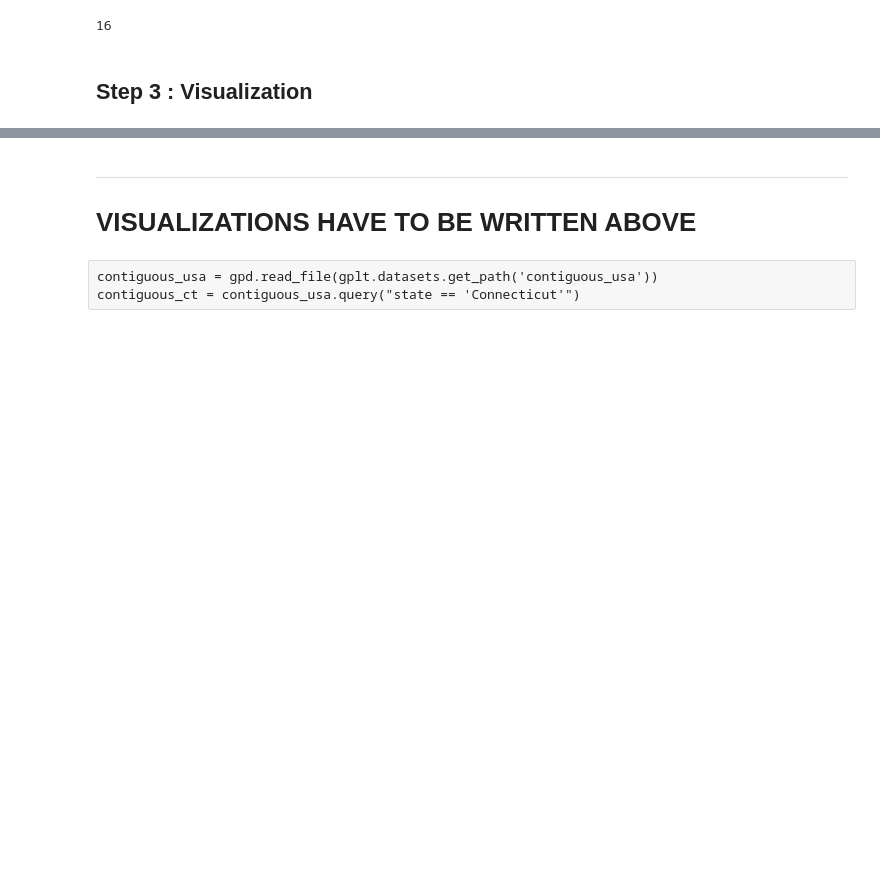
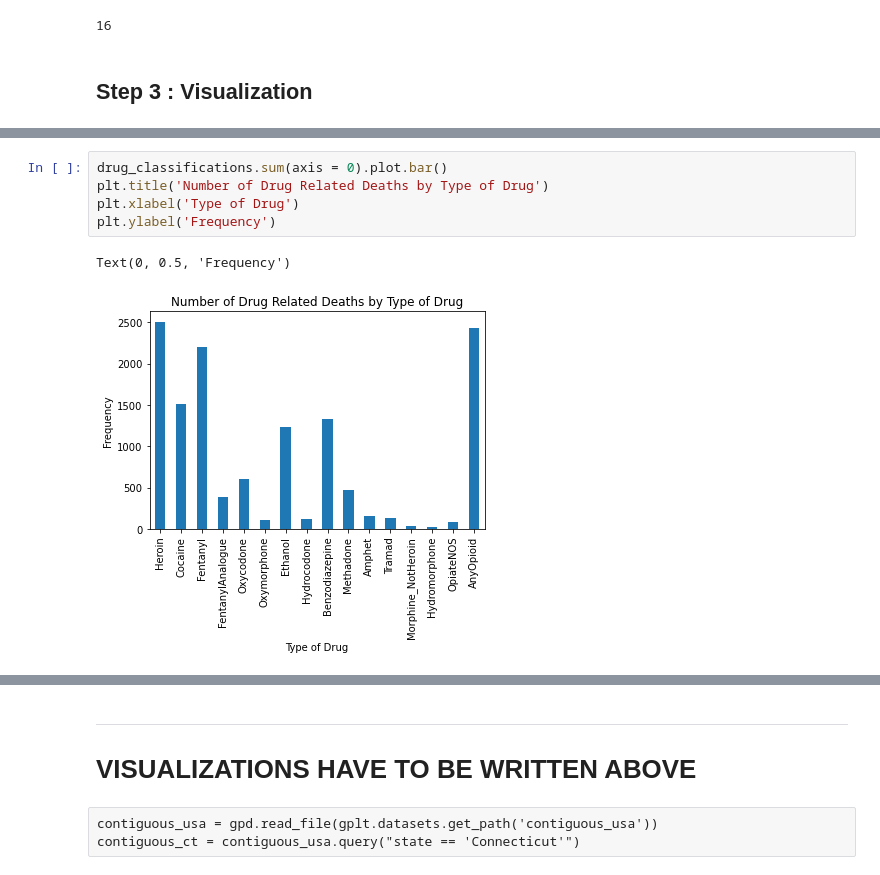
Before and after one commit to muhan-zhang/data200-final-project, a Jupyter notebook: Project.ipynb, the cells around one changed output, grey strips where cells are left out. Drawn from its saved outputs; the diff is of its cells as text; blank space fills up the shorter version.

Commit message:
Add visualizations for drugs found most frequntly in deaths, death frequency by gender and age of user, and added markdown cells for analysis of those two visualizations and also for the heatmap

```diff
--- a/Project.ipynb
+++ b/Project.ipynb
@@ -774,0 +782,8 @@ ct_map.add_child(heatmap)
+# %%
+drug_classifications.sum(axis = 0).plot.bar()
+plt.title('Number of Drug Related Deaths by Type of Drug')
+plt.xlabel('Type of Drug')
+plt.ylabel('Frequency')
+# %% [output]
+Text(0, 0.5, 'Frequency')
+[figure, added]
```
Also changed, not shown: parts of 11 cells of this notebook.
